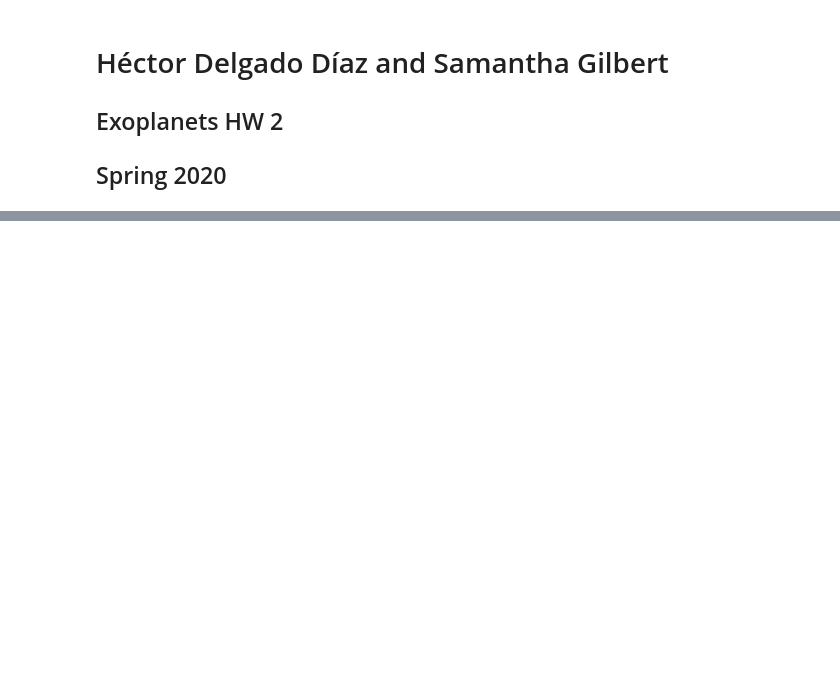
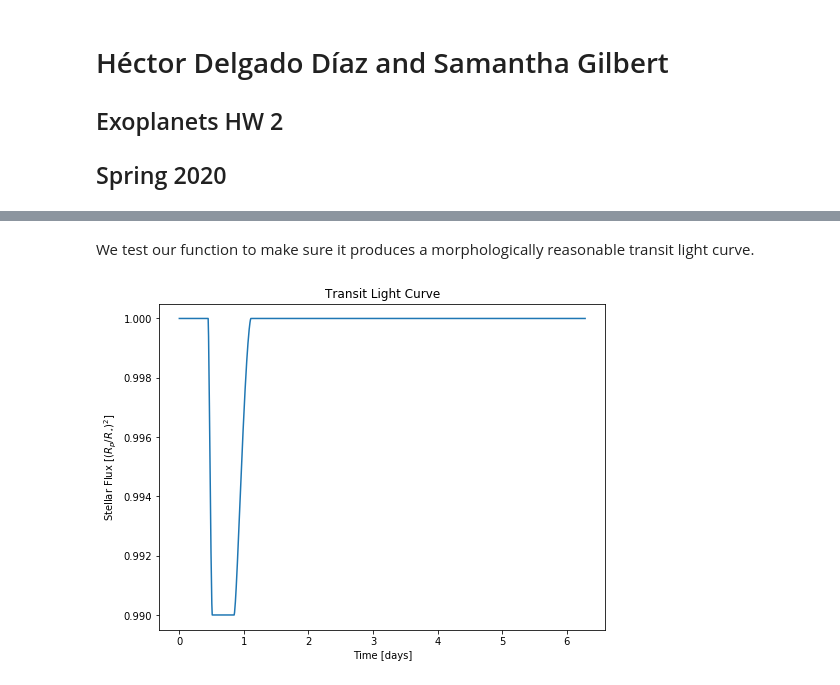
Before and after one commit to hdelgad9/astr597_exo, a Jupyter notebook: HW_2/Exoplanets HW 2.ipynb, the cells around one changed output, grey strips where cells are left out. Drawn from its saved outputs; the diff is of its cells as text; code cells hidden in the pictures; blank space fills up the shorter version.

Commit message:
Add files via upload
fixed the overlapping area / now have working periodogram

```diff
--- a/HW_2/Exoplanets HW 2.ipynb
+++ b/HW_2/Exoplanets HW 2.ipynb
@@ -32,0 +85,48 @@ $$b^2 = k^2 + 1^2 - 2k\cos(\theta) $$
+# %%
+def true_longitude(t, t_0, P):
+    return 2 * np.pi / (P * (t - t_0))
+
+def separation(theta, a, i):
+    d = a * np.sqrt( (np.cos(theta))**2 + (np.cos(i))**2 * (np.sin(theta))**2 )
+    return d
+# %%
+def reduced_flux(t_arr, k, a, i, t_0, P, F_0=1):
+
+    model_flux = []
+
+    for t in t_arr:
+        theta = true_longitude(t, t_0, P)
+        d = separation(theta, a, i)
+
+        if 0 < theta < np.pi: # Ignore dips in the flux due to the planet moving behind the star
+            if (d > 1 + k):
+                F = F_0
+                model_flux.append(F)
+            elif (d >= 1 - k) & (d <= 1 + k):
+                F = F_0*(1 - overlapping_area(d, k) / np.pi) # Normalize the area by dividing by pi
+                model_flux.append(F)
+            elif (d < 1 - k):
+                F = F_0*(1 - k**2)
+                model_flux.append(F)
+
+        else:
+            model_flux.append(F_0)
+
+    return np.array(model_flux)
+# %% [markdown]
+We test our function to make sure it produces a morphologically reasonable transit light curve.
+# %%
+k, a, i, t_0, P = .1, 1.5, np.pi/3, 0, 2*np.pi
+t_arr = np.linspace(0, P, 1e3)
+
+model_flux = reduced_flux(tarr, k, a, i, t_0, P, F_0=1)
+
+fig1 = plt.figure(figsize=[8,6])
+plt.plot(t_arr, model_flux)
+ax1 = plt.axes()
+ax1.set_xlabel('Time [days]')
+ax1.set_ylabel('Stellar Flux [$(R_p/R_{\star})^2$]')
+plt.title('Transit Light Curve')
+plt.show()
+# %% [output]
+[figure, added]
```
Also changed, not shown: parts of 13 cells of this notebook.
